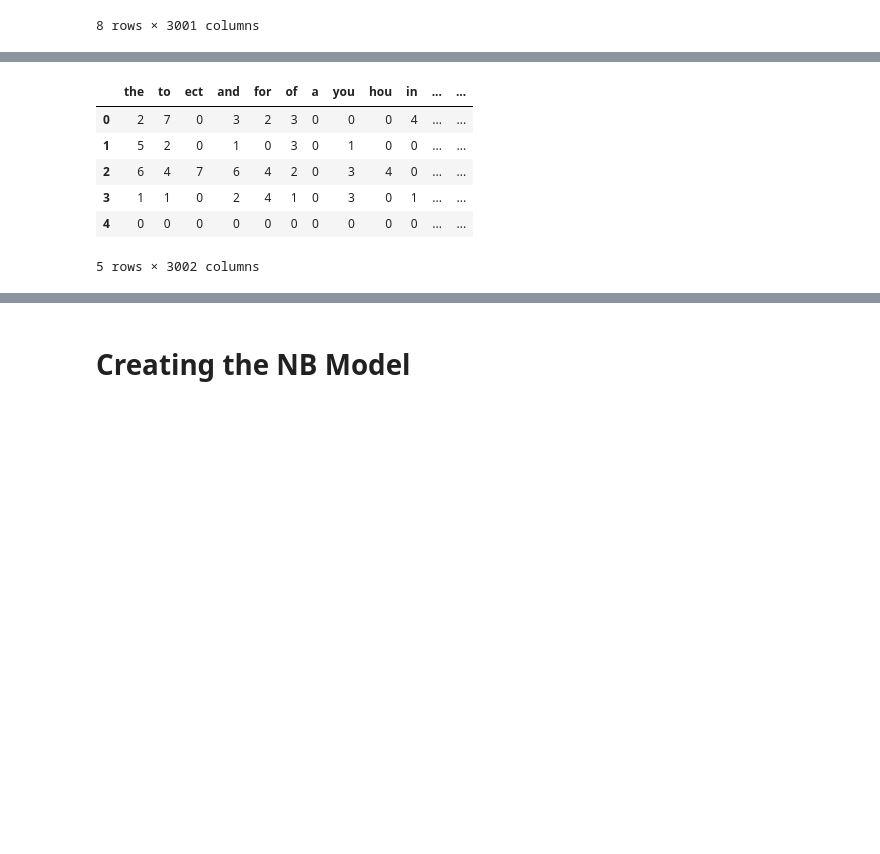
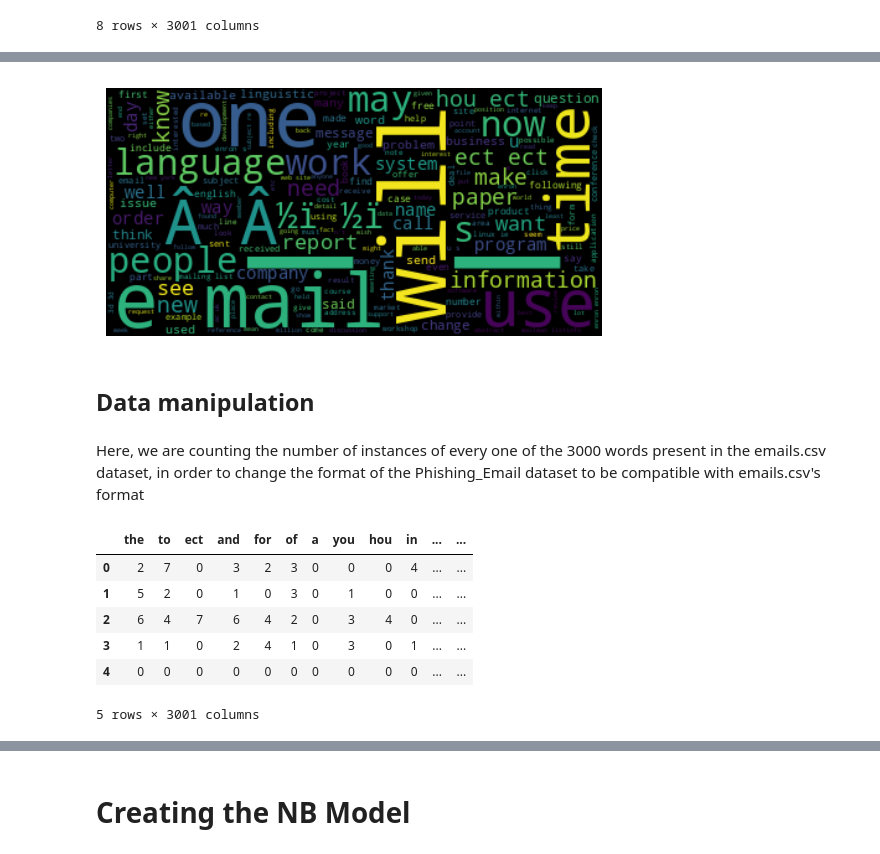
Before and after one commit to capstone-2024-T91/Image-Processing-and-NLP-for-Brand-Protection, a Jupyter notebook: Spam.ipynb, the cells around one changed output, grey strips where cells are left out. Saved outputs shown, nothing was run; the diff lists cells and outputs as text; code cells hidden in the pictures; blank space fills up the shorter version.

```diff
--- a/Spam.ipynb
+++ b/Spam.ipynb
@@ -64,5 +104,23 @@ df2.head(5)
+# %%
+# Concatenate the strings in the 'Email Text' Series with a space separator
+text = df2['Email Text'].str.cat(sep=' ')
+
+# Create and generate a word cloud image
+wordcloud = WordCloud().generate(text)
+
+# Display the generated image
+plt.imshow(wordcloud, interpolation='bilinear')
+plt.axis("off")
+plt.show()
+# %% [output]
+[figure, added]
+# %% [markdown]
+## Data manipulation
+# %% [markdown]
+Here, we are counting the number of instances of every one of the 3000 words present in the emails.csv dataset, in order to change the format of the Phishing_Email dataset to be compatible with emails.csv's format
 # %%
 from sklearn.feature_extraction.text import CountVectorizer
+warnings.filterwarnings('ignore', message="Upper case characters found in vocabulary while 'lowercase' is True.", category=UserWarning)
 
 # List of words/features as in df_emails
 # Here we use a subset for demonstration; you'll need the complete list from df_emails
@@ -70,12 +128,9 @@ words = ['the','to','ect','and','for','of','a','you','hou','in','on','is','this'
 
-# Convert words to lowercase (if your documents are expected to be lowercase)
-words = [word.lower() for word in words]
-
 # Initialize CountVectorizer with the modified vocabulary
 vectorizer = CountVectorizer(vocabulary=words, lowercase=True)
 
 # Replace NaN values in 'Email Text' with empty strings
-df2['Email Text'].fillna('', inplace=True)
+df2['Email Text'] = df2['Email Text'].fillna('')
 
 # Apply the vectorizer to the Email Text column of df_phishing
 word_counts = vectorizer.fit_transform(df2['Email Text'])
@@ -95,4 +150,4 @@ df_transformed.head(5)
 | 2 | 6 | 4 | 7 | 6 | 4 | 2 | 0 | 3 | 4 | 0 | ... | ... |
 | 3 | 1 | 1 | 0 | 2 | 4 | 1 | 0 | 3 | 0 | 1 | ... | ... |
 | 4 | 0 | 0 | 0 | 0 | 0 | 0 | 0 | 0 | 0 | 0 | ... | ... |
-5 rows × 3002 columns
+5 rows × 3001 columns
```
Also changed, not shown: parts of 31 cells of this notebook.
